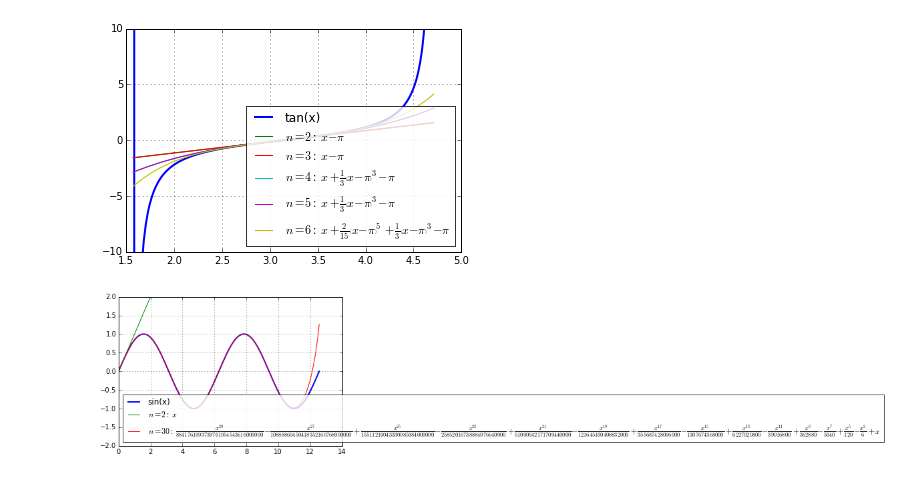
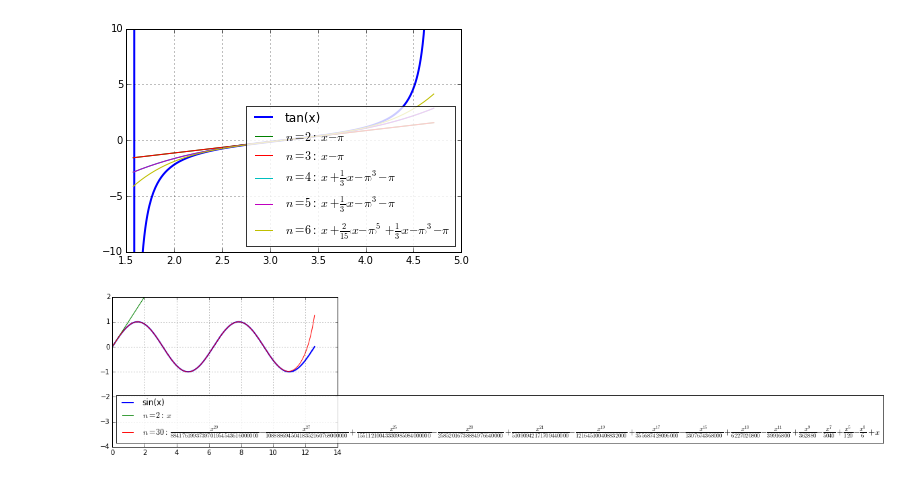
Before and after one commit to robfatland/percival, a Jupyter notebook: IPython Notebooks/Robs Resource Notebook.ipynb, the cells around one changed output. Cells and saved outputs as stored; diff of their text form; code cells hidden in the pictures.

```diff
--- a/IPython Notebooks/Robs Resource Notebook.ipynb
+++ b/IPython Notebooks/Robs Resource Notebook.ipynb
@@ -147,6 +151,6 @@ plot_taylor_approximations(tan, pi, [2, 3, 4, 5, 6], (pi/2, 3*pi/2), (-10,10), 3
 # %% [output]
 [figure]
 # %%
-plot_taylor_approximations(sin, 0, [2, 30], (0, 4*pi), (-2,2))
+plot_taylor_approximations(sin, 0, [2, 30], (0, 4*pi), (-4,2))
 # %% [output]
-[figure, old version]
+[figure, new version]
```
Also changed, not shown: parts of 7 cells of this notebook, 42 other files.
